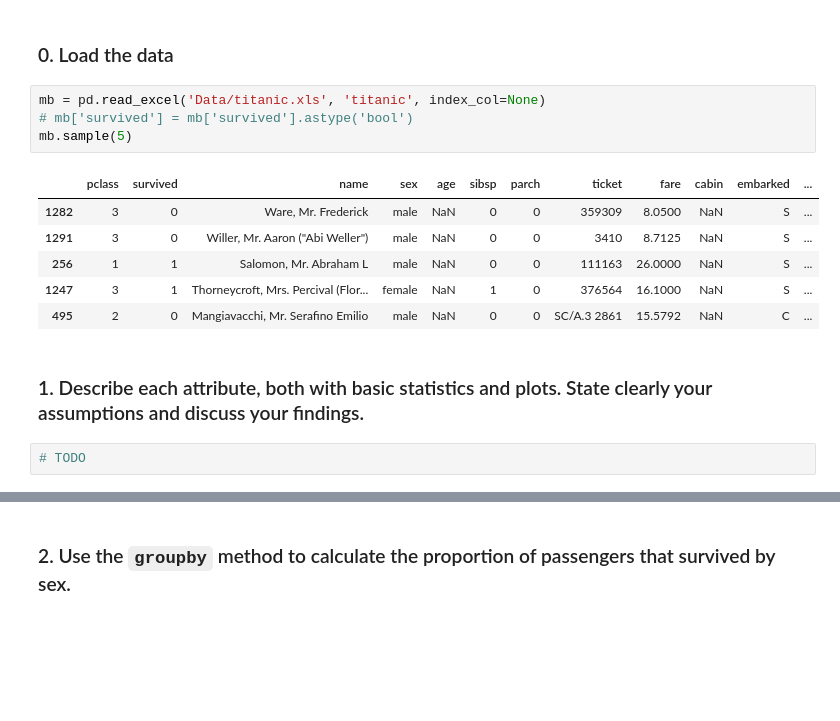
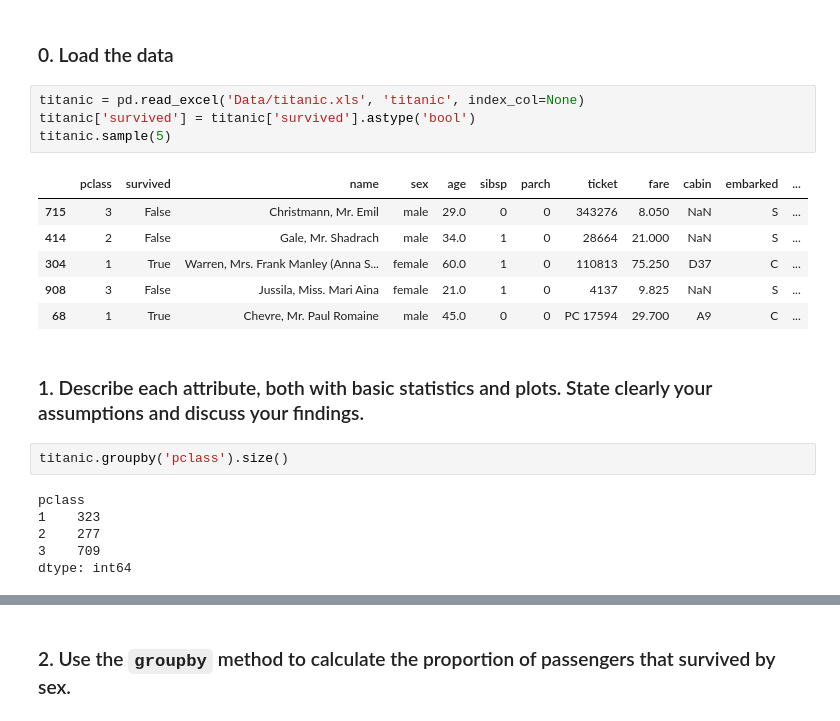
Before and after one commit to romac/ADAHomeworks, a Jupyter notebook: 01 - Pandas and Data Wrangling/Data Wrangling with Pandas.ipynb, the cells around one changed output, grey strips where cells are left out. Saved outputs shown, nothing was run; the diff lists cells and outputs as text; blank space fills up the shorter version.

Commit message:
Update Titanic exercise.

```diff
--- a/01 - Pandas and Data Wrangling/Data Wrangling with Pandas.ipynb
+++ b/01 - Pandas and Data Wrangling/Data Wrangling with Pandas.ipynb
@@ -1693,17 +1693,23 @@ Women and children first?
 # %% [markdown]
 ### 0. Load the data
 # %%
-mb = pd.read_excel('Data/titanic.xls', 'titanic', index_col=None)
-# mb['survived'] = mb['survived'].astype('bool')
-mb.sample(5)
+titanic = pd.read_excel('Data/titanic.xls', 'titanic', index_col=None)
+titanic['survived'] = titanic['survived'].astype('bool')
+titanic.sample(5)
 # %% [output]
 |  | pclass | survived | name | sex | age | sibsp | parch | ticket | fare | cabin | embarked | ... |
-| 1282 | 3 | 0 | Ware, Mr. Frederick | male | NaN | 0 | 0 | 359309 | 8.0500 | NaN | S | ... |
-| 1291 | 3 | 0 | Willer, Mr. Aaron ("Abi Weller") | male | NaN | 0 | 0 | 3410 | 8.7125 | NaN | S | ... |
-| 256 | 1 | 1 | Salomon, Mr. Abraham L | male | NaN | 0 | 0 | 111163 | 26.0000 | NaN | S | ... |
-| 1247 | 3 | 1 | Thorneycroft, Mrs. Percival (Flor... | female | NaN | 1 | 0 | 376564 | 16.1000 | NaN | S | ... |
-| 495 | 2 | 0 | Mangiavacchi, Mr. Serafino Emilio | male | NaN | 0 | 0 | SC/A.3 2861 | 15.5792 | NaN | C | ... |
+| 715 | 3 | False | Christmann, Mr. Emil | male | 29.0 | 0 | 0 | 343276 | 8.050 | NaN | S | ... |
+| 414 | 2 | False | Gale, Mr. Shadrach | male | 34.0 | 1 | 0 | 28664 | 21.000 | NaN | S | ... |
+| 304 | 1 | True | Warren, Mrs. Frank Manley (Anna S... | female | 60.0 | 1 | 0 | 110813 | 75.250 | D37 | C | ... |
+| 908 | 3 | False | Jussila, Miss. Mari Aina | female | 21.0 | 1 | 0 | 4137 | 9.825 | NaN | S | ... |
+| 68 | 1 | True | Chevre, Mr. Paul Romaine | male | 45.0 | 0 | 0 | PC 17594 | 29.700 | A9 | C | ... |
 # %% [markdown]
 ### 1. Describe each attribute, both with basic statistics and plots. State clearly your assumptions and discuss your findings.
-# %%
-# TODO
+# %%
+titanic.groupby('pclass').size()
+# %% [output]
+pclass
+1    323
+2    277
+3    709
+dtype: int64
```
Also changed, not shown: parts of 25 cells of this notebook.
